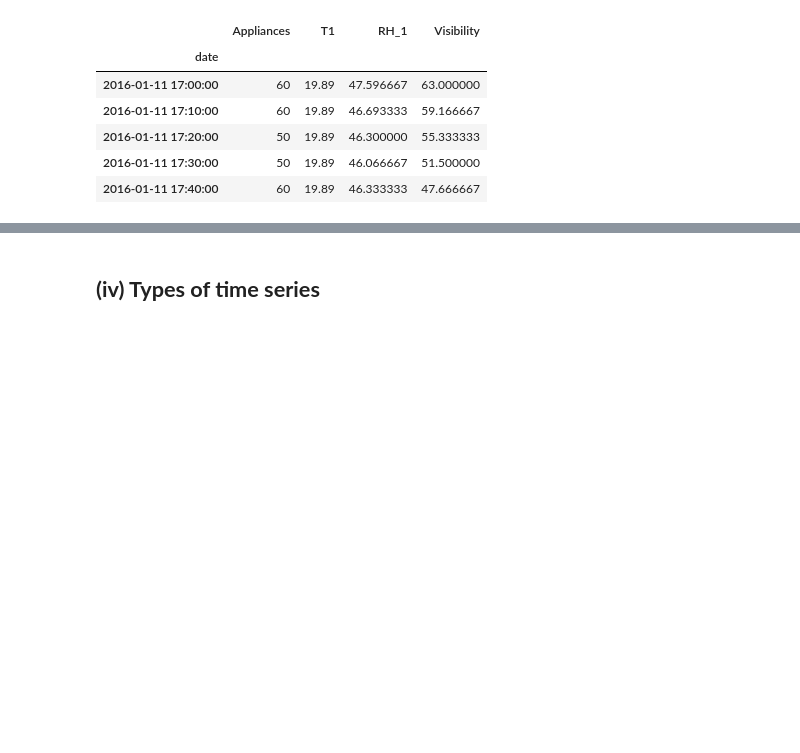
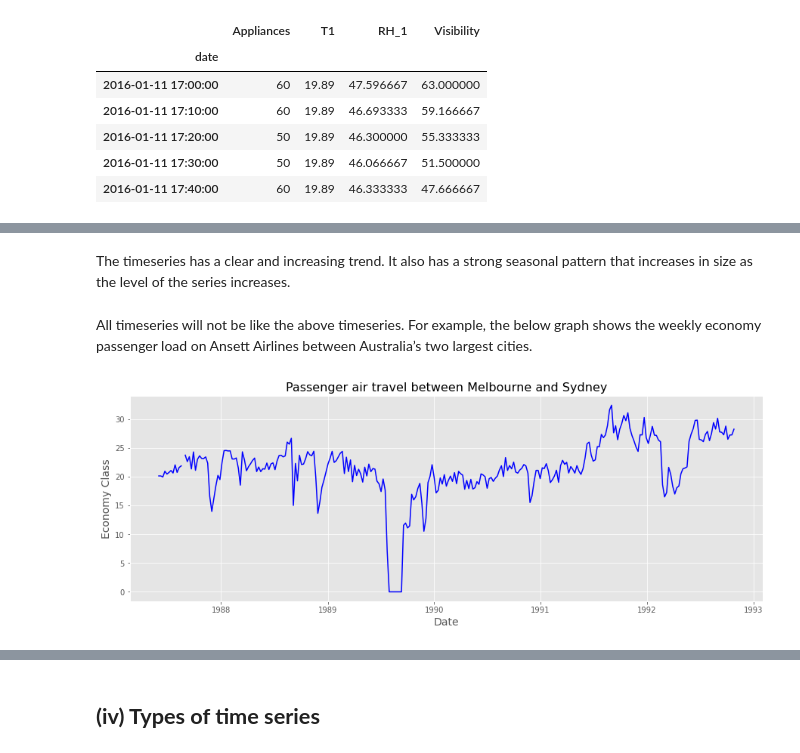
Before and after one commit to tdevip/TSA, a Jupyter notebook: 1 Introduction/1 What is Time Series and loading data in python.ipynb, the cells around one changed output, grey strips where cells are left out. Saved outputs shown, nothing was run; the diff lists cells and outputs as text; code cells hidden in the pictures; blank space fills up the shorter version.

```diff
--- a/1 Introduction/1 What is Time Series and loading data in python.ipynb
+++ b/1 Introduction/1 What is Time Series and loading data in python.ipynb
@@ -152,0 +182,15 @@ df.head()
+# %% [markdown]
+The timeseries has a clear and increasing trend. It also has a strong seasonal pattern that increases in size as the level of the series increases.
+# %% [markdown]
+All timeseries will not be like the above timeseries. For example, the below graph shows the weekly economy passenger load on Ansett Airlines between Australia’s two largest cities.
+# %%
+#Time series data taken from fpp2 package
+dt_parser = lambda x: pd.to_datetime(x, format='%d/%m/%Y', errors='coerce')
+df = pd.read_csv('https://raw.githubusercontent.com/tdevip/TSA/master/data-raw/melsyd.csv', parse_dates=['Date'], index_col='Date', date_parser=dt_parser)
+plt.figure(figsize=(15,5))
+plt.plot(df.index, df.EconomyClass, color='b')
+plt.xlabel("Date", fontsize=14)
+plt.ylabel("Economy Class", fontsize=14)
+plt.title("Passenger air travel between Melbourne and Sydney", fontsize=16);
+# %% [output]
+[figure, added]
```
Also changed, not shown: parts of 17 cells of this notebook, 2 other files.
